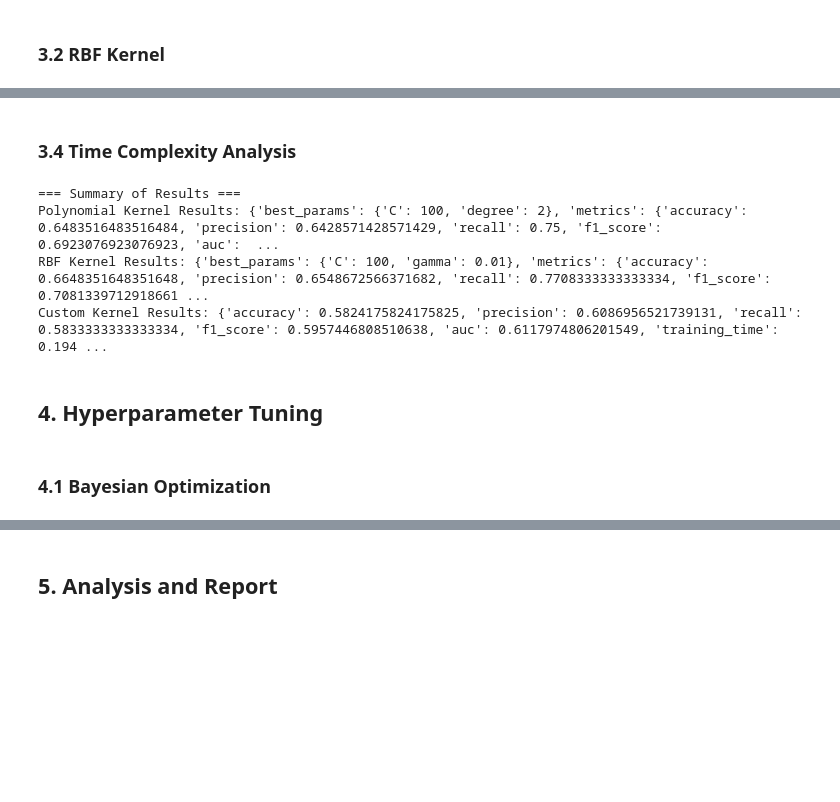
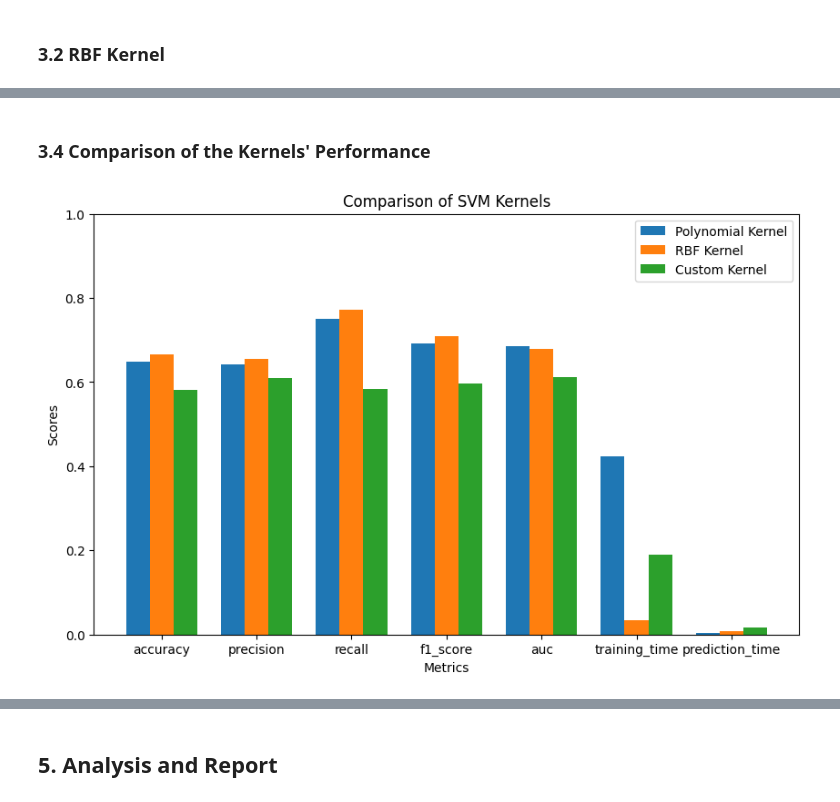
Before and after one commit to harshit-jain52/CS60050, a Jupyter notebook: assgn03/A3_Part1.ipynb, the cells around one changed output, grey strips where cells are left out. Drawn from its saved outputs; the diff is of its cells as text; code cells hidden in the pictures; blank space fills up the shorter version.

```diff
--- a/assgn03/A3_Part1.ipynb
+++ b/assgn03/A3_Part1.ipynb
@@ -558,17 +645,31 @@ Metrics:
-# %% [markdown]
-### 3.4 Time Complexity Analysis
-# %%
-# Summarize Results and Time Complexity Analysis
-print("\n=== Summary of Results ===")
-print("Polynomial Kernel Results:", poly_results)
-print("RBF Kernel Results:", rbf_results)
-print("Custom Kernel Results:", custom_results)
-# %% [output]
-=== Summary of Results ===
-Polynomial Kernel Results: {'best_params': {'C': 100, 'degree': 2}, 'metrics': {'accuracy': 0.6483516483516484, 'precision': 0.6428571428571429, 'recall': 0.75, 'f1_score': 0.6923076923076923, 'auc':  ...
-RBF Kernel Results: {'best_params': {'C': 100, 'gamma': 0.01}, 'metrics': {'accuracy': 0.6648351648351648, 'precision': 0.6548672566371682, 'recall': 0.7708333333333334, 'f1_score': 0.7081339712918661 ...
-Custom Kernel Results: {'accuracy': 0.5824175824175825, 'precision': 0.6086956521739131, 'recall': 0.5833333333333334, 'f1_score': 0.5957446808510638, 'auc': 0.6117974806201549, 'training_time': 0.194 ...
-# %% [markdown]
-## 4. Hyperparameter Tuning
-# %% [markdown]
-### 4.1 Bayesian Optimization
+# %% [markdown]
+### 3.4 Comparison of the Kernels' Performance
+# %%
+# Extract metric names and corresponding values
+metrics = list(poly_results['metrics'].keys())
+poly_values = list(poly_results['metrics'].values())
+rbf_values = list(rbf_results['metrics'].values())
+custom_values = list(custom_results.values())
+
+# Set up bar width and positions for each kernel
+bar_width = 0.25
+x = np.arange(len(metrics))
+
+# Plotting the bars for each kernel
+plt.figure(figsize=(10, 6))
+plt.bar(x - bar_width, poly_values, width=bar_width, label='Polynomial Kernel')
+plt.bar(x, rbf_values, width=bar_width, label='RBF Kernel')
+plt.bar(x + bar_width, custom_values, width=bar_width, label='Custom Kernel')
+
+# Adding labels and title
+plt.xlabel('Metrics')
+plt.ylabel('Scores')
+plt.title('Comparison of SVM Kernels')
+plt.xticks(x, metrics)
+plt.ylim(0, 1)  # Assuming scores are between 0 and 1
+plt.legend()
+
+# Display the plot
+plt.show()
+# %% [output]
+[figure, added]
```
Also changed, not shown: parts of 26 cells of this notebook, 2 other files.
